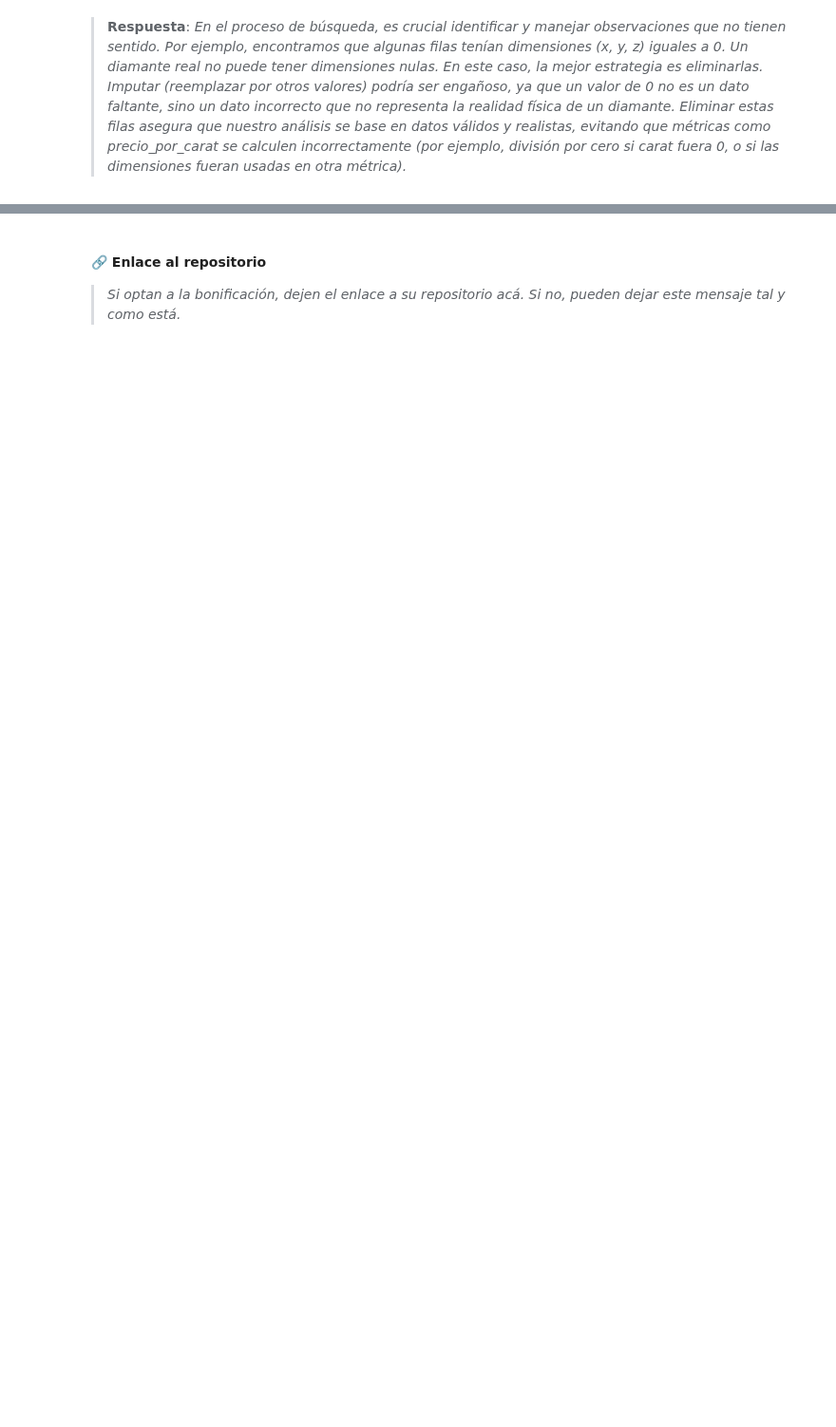
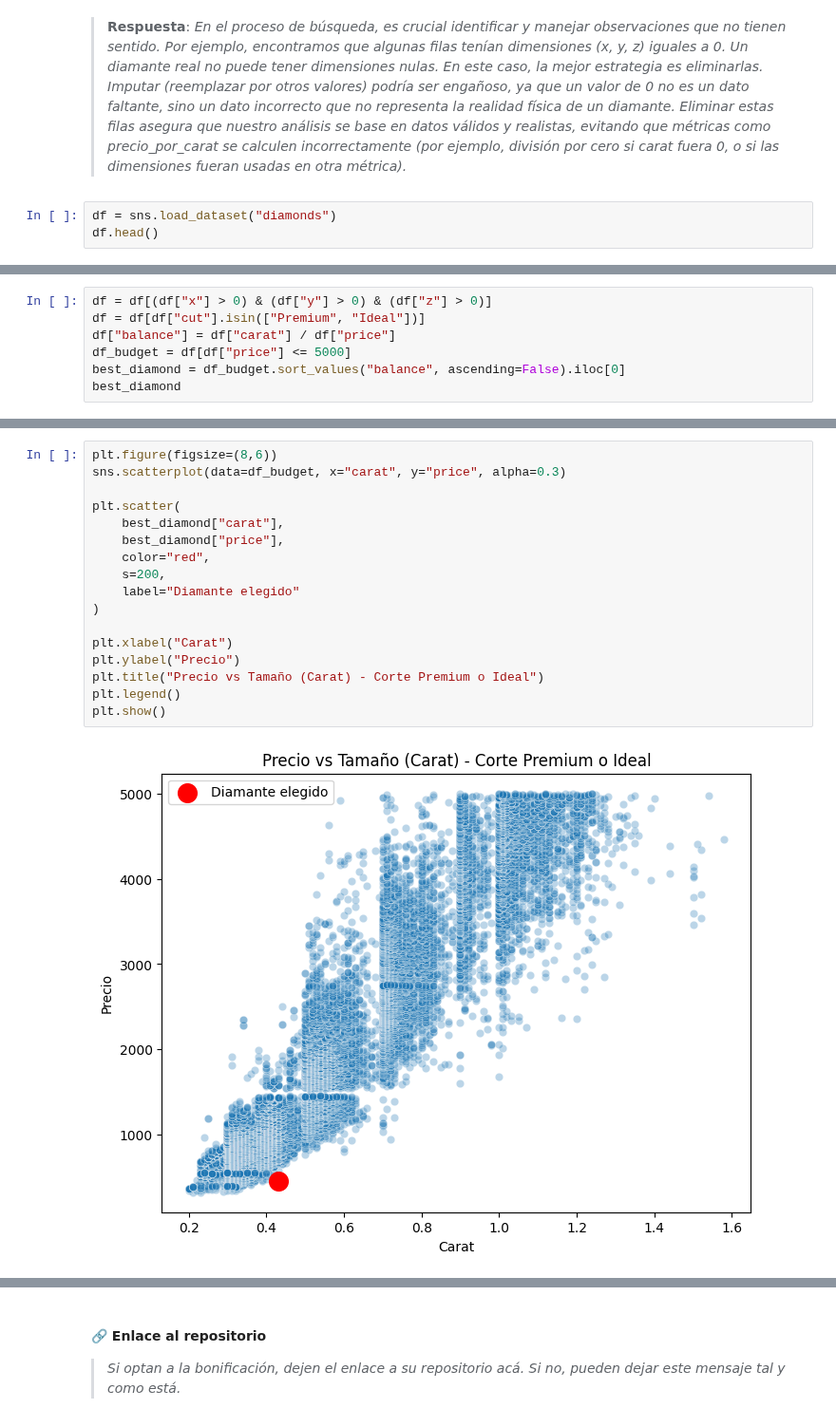
Before and after one commit to milemrc5-cpu/cursoedv-tarea1-equipo2, a Jupyter notebook: tareaedv.ipynb, the cells around one changed output, grey strips where cells are left out. Shown at 95% size. Saved outputs shown, nothing was run; the diff lists cells and outputs as text; blank space fills up the shorter version.

```diff
--- a/tareaedv.ipynb
+++ b/tareaedv.ipynb
@@ -240,3 +240,6 @@ _Indicación_: Consideren el trabajo que hicieron en las partes anteriores.
 ❗ **Está estrictamente prohibido usar ciclos. Aprovechen el poder de `pandas` para hacer operaciones optimizadas que permitan realizar una búsqueda. Les puede servir investigar sobre el encadenamiento de filtros (_filter chaining_).**
 # %% [markdown]
 > **Respuesta**: *En el proceso de búsqueda, es crucial identificar y manejar observaciones que no tienen sentido. Por ejemplo, encontramos que algunas filas tenían dimensiones (x, y, z) iguales a 0. Un diamante real no puede tener dimensiones nulas. En este caso, la mejor estrategia es eliminarlas. Imputar (reemplazar por otros valores) podría ser engañoso, ya que un valor de 0 no es un dato faltante, sino un dato incorrecto que no representa la realidad física de un diamante. Eliminar estas filas asegura que nuestro análisis se base en datos válidos y realistas, evitando que métricas como precio_por_carat se calculen incorrectamente (por ejemplo, división por cero si carat fuera 0, o si las dimensiones fueran usadas en otra métrica).*
+# %%
+df = sns.load_dataset("diamonds")
+df.head()
@@ -242,0 +253,7 @@ _Indicación_: Consideren el trabajo que hicieron en las partes anteriores.
+# %%
+df = df[(df["x"] > 0) & (df["y"] > 0) & (df["z"] > 0)]
+df = df[df["cut"].isin(["Premium", "Ideal"])]
+df["balance"] = df["carat"] / df["price"]
+df_budget = df[df["price"] <= 5000]
+best_diamond = df_budget.sort_values("balance", ascending=False).iloc[0]
+best_diamond
@@ -243,3 +274,22 @@ _Indicación_: Consideren el trabajo que hicieron en las partes anteriores.
+# %%
+plt.figure(figsize=(8,6))
+sns.scatterplot(data=df_budget, x="carat", y="price", alpha=0.3)
+
+plt.scatter(
+    best_diamond["carat"],
+    best_diamond["price"],
+    color="red",
+    s=200,
+    label="Diamante elegido"
+)
+
+plt.xlabel("Carat")
+plt.ylabel("Precio")
+plt.title("Precio vs Tamaño (Carat) - Corte Premium o Ideal")
+plt.legend()
+plt.show()
+# %% [output]
+[figure, added]
 # %% [markdown]
 ### 🎁 Bonus: vinculación con GitHub $\textbf{(1,5 pts.)}$
 
```
Also changed, not shown: parts of 3 cells of this notebook.
